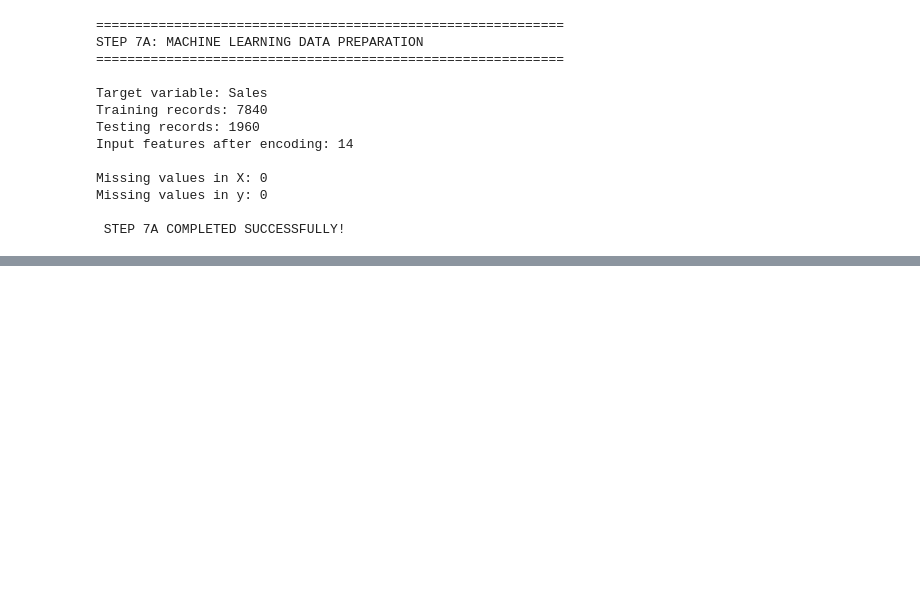
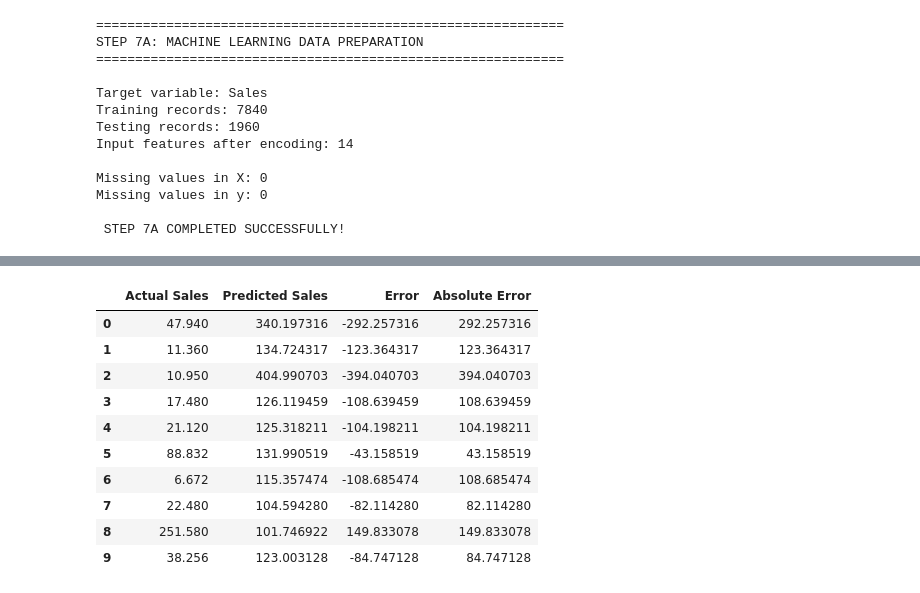
Before and after one commit to dineshsinghdhami/retail-sales-analytics-and-prediction, a Jupyter notebook: 06_Sales_Prediction.ipynb, the cells around one changed output, grey strips where cells are left out. Cells and saved outputs as stored; diff of their text form; code cells hidden in the pictures; blank space fills up the shorter version.

```diff
--- a/06_Sales_Prediction.ipynb
+++ b/06_Sales_Prediction.ipynb
@@ -333,0 +381,7 @@ Missing values in y: 0
+# %%
+comparison = pd.DataFrame({
+    "Actual Sales": y_test.values,
+    "Predicted Sales": y_pred
+})
+
+comparison.head(10)
@@ -333,0 +499,21 @@ Missing values in y: 0
+# %%
+comparison["Error"] = (
+    comparison["Actual Sales"] -
+    comparison["Predicted Sales"]
+)
+
+comparison["Absolute Error"] = comparison["Error"].abs()
+
+comparison.head(10)
+# %% [output]
+|  | Actual Sales | Predicted Sales | Error | Absolute Error |
+| 0 | 47.940 | 340.197316 | -292.257316 | 292.257316 |
+| 1 | 11.360 | 134.724317 | -123.364317 | 123.364317 |
+| 2 | 10.950 | 404.990703 | -394.040703 | 394.040703 |
+| 3 | 17.480 | 126.119459 | -108.639459 | 108.639459 |
+| 4 | 21.120 | 125.318211 | -104.198211 | 104.198211 |
+| 5 | 88.832 | 131.990519 | -43.158519 | 43.158519 |
+| 6 | 6.672 | 115.357474 | -108.685474 | 108.685474 |
+| 7 | 22.480 | 104.594280 | -82.114280 | 82.114280 |
+| 8 | 251.580 | 101.746922 | 149.833078 | 149.833078 |
+| 9 | 38.256 | 123.003128 | -84.747128 | 84.747128 |
```
Also changed, not shown: parts of 26 cells of this notebook.
